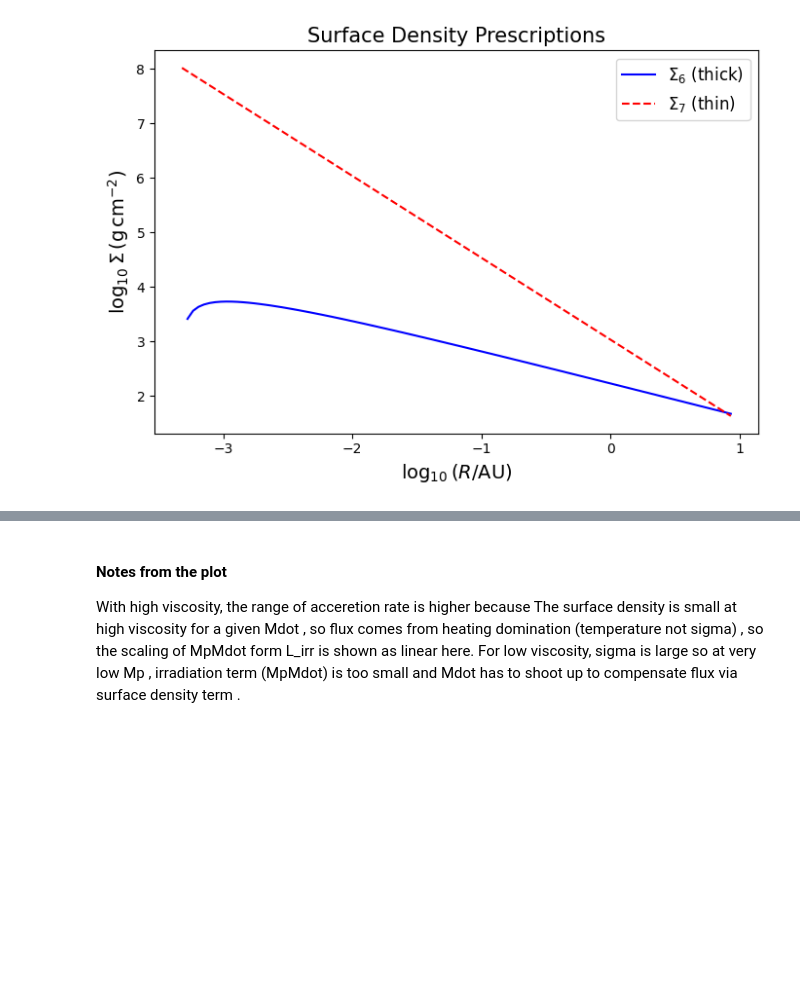
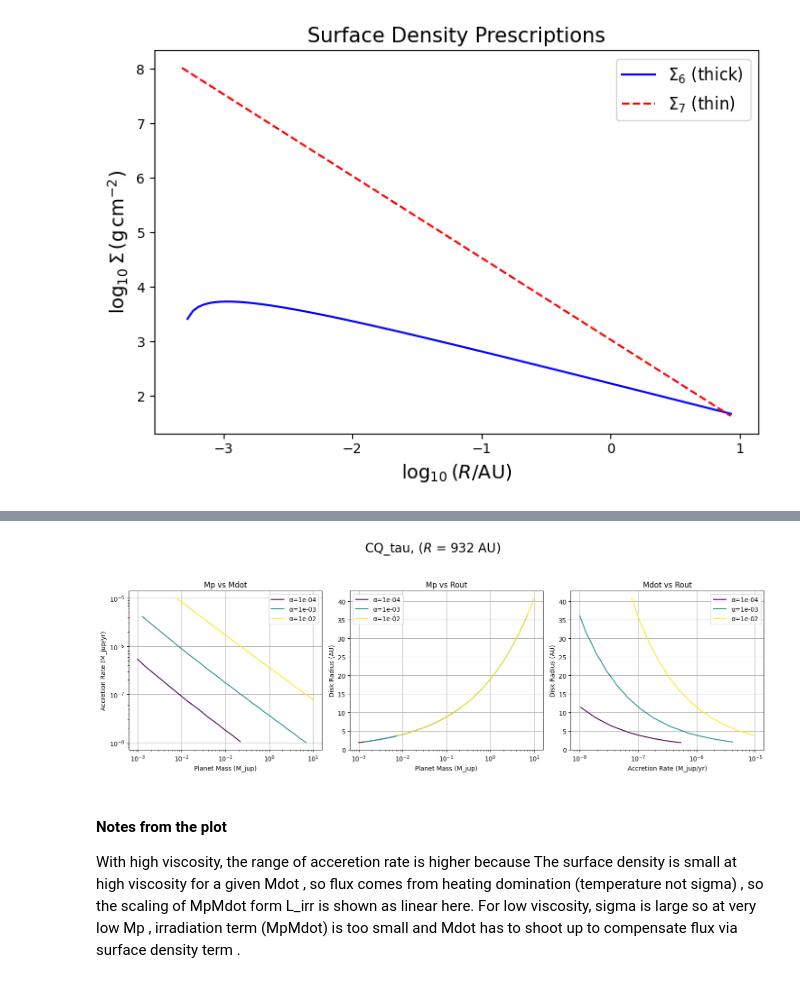
Before and after one commit to VWelke/CPD_MPIA, a Jupyter notebook: CPD_Emission_Models/CPD_Em_2.ipynb, the cells around one changed output, grey strips where cells are left out. Saved outputs shown, nothing was run; the diff lists cells and outputs as text; code cells hidden in the pictures; blank space fills up the shorter version.

```diff
--- a/CPD_Emission_Models/CPD_Em_2.ipynb
+++ b/CPD_Emission_Models/CPD_Em_2.ipynb
@@ -672,3 +615,7 @@ zhu_plots( target_flux=294, tolerance=3, disk_arr=CQ_tau_disk_arr, rp=165 )
+# %%
+zhu_plots( target_flux=252, tolerance=3, disk_arr=CQ_tau_disk_arr, rp=932 )
+# %% [output]
+[figure, added]
 # %% [markdown]
 #### Notes from the plot
 
```
Also changed, not shown: parts of 4 cells of this notebook.
